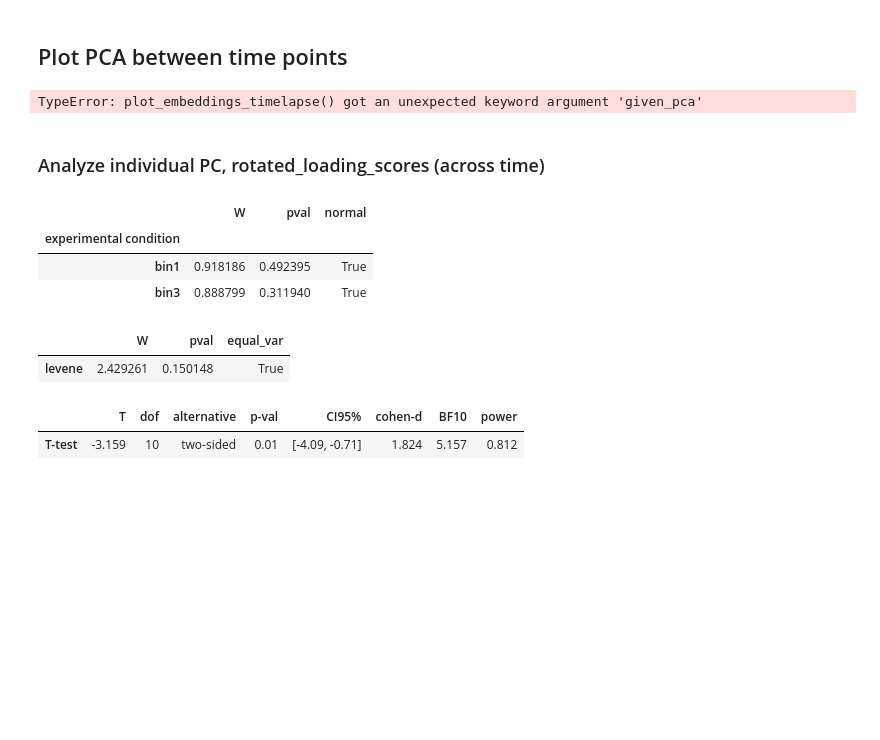
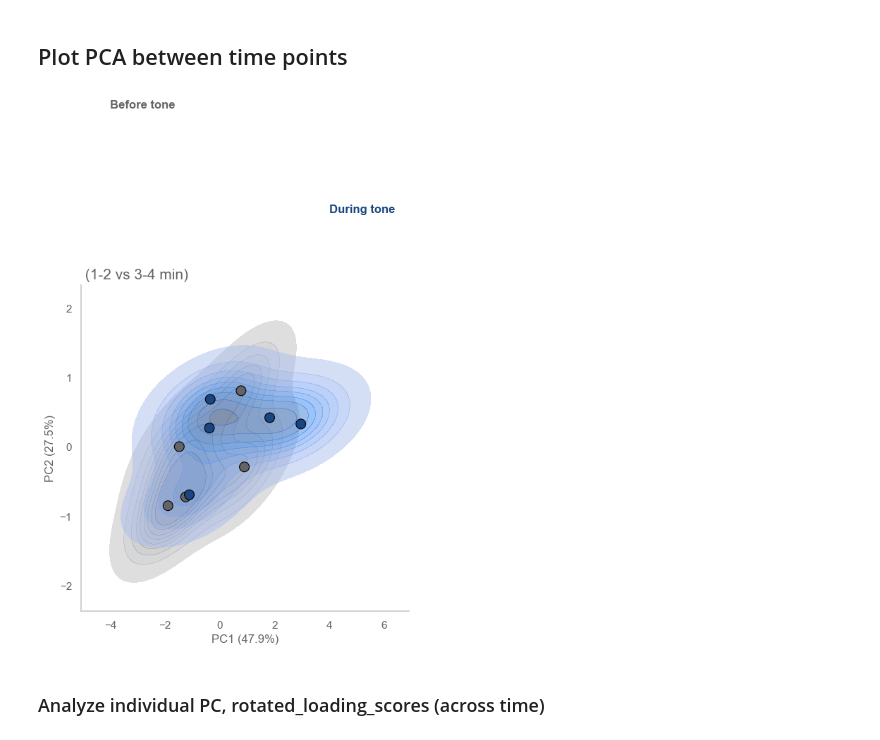
Before and after one commit to marccanela/deepof_abg, a Jupyter notebook: supervised_pipeline.ipynb, the cells around one changed output. Saved outputs shown, nothing was run; the diff lists cells and outputs as text; code cells hidden in the pictures; blank space fills up the shorter version.

```diff
--- a/supervised_pipeline.ipynb
+++ b/supervised_pipeline.ipynb
@@ -137,40 +143,29 @@ color_dict = {
 # %%
 ax, embedding_dataset, dataframe_for_titles, concat_hue, pca= visuals_customized.plot_embeddings_timelapse(
     my_deepof_project,
     supervised_annotations=supervised_annotation,
     bin_size=60,
     bin_index_list=[1,3],
     my_title = ' (1-2 vs 3-4 min)',
     my_color_dict = color_dict,
     my_coords_dict = coords_dict,
     specific_condition = 'unpaired',
-    given_pca = pca # Uncomment to train a new pca
+    # given_pca = pca # Uncomment to train a new pca
 )
 # %% [output]
-TypeError: plot_embeddings_timelapse() got an unexpected keyword argument 'given_pca'
+[figure, added]
 # %% [markdown]
 ### Analyze individual PC, rotated_loading_scores (across time)
 # %%
 # Perform statistics
 import pingouin as pg
 pg.normality(embedding_dataset, 'PCA-1', 'experimental condition')
-# %% [output]
-|  | W | pval | normal |
-| experimental condition |  |  |  |
-| bin1 | 0.918186 | 0.492395 | True |
-| bin3 | 0.888799 | 0.311940 | True |
 # %%
 pg.homoscedasticity(embedding_dataset, 'PCA-1', 'experimental condition')
-# %% [output]
-|  | W | pval | equal_var |
-| levene | 2.429261 | 0.150148 | True |
 # %%
 x = embedding_dataset[embedding_dataset['experimental condition'] == 'bin1']['PCA-1']
 y = embedding_dataset[embedding_dataset['experimental condition'] == 'bin3']['PCA-1']
 pg.ttest(x, y).round(3)
-# %% [output]
-|  | T | dof | alternative | p-val | CI95% | cohen-d | BF10 | power |
-| T-test | -3.159 | 10 | two-sided | 0.01 | [-4.09, -0.71] | 1.824 | 5.157 | 0.812 |
 # %%
 pg.anova(embedding_dataset, 'PCA-1', 'experimental condition')
 pg.pairwise_tukey(embedding_dataset, 'PCA-1', 'experimental condition')
```
Also changed, not shown: parts of 6 cells of this notebook, 1 other file.
